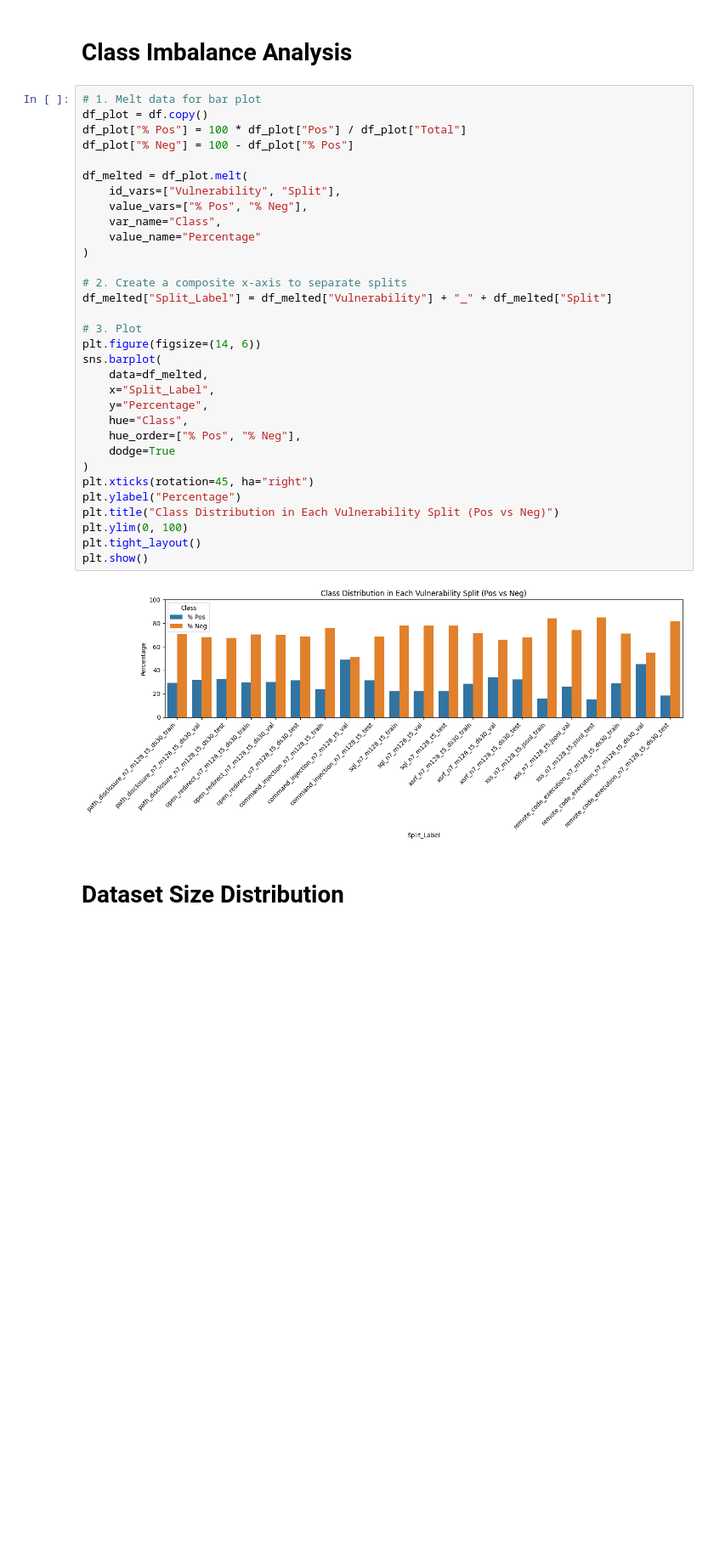
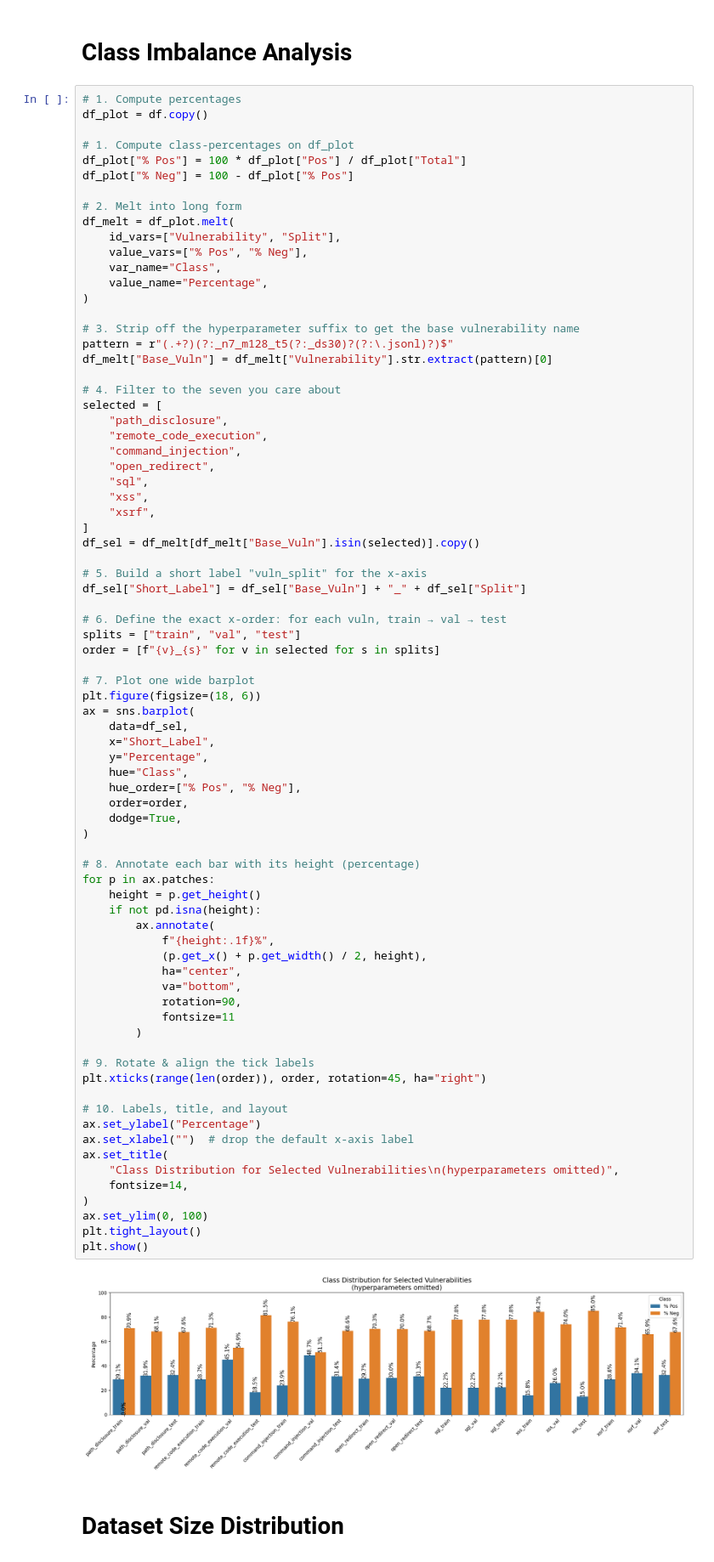
Before and after one commit to JakeHulme1/graphsec-detector, a Jupyter notebook: analysis/exploratory_analysis.ipynb, the cells around one changed output. Shown: that part at 85% size. Cells and saved outputs as stored; diff of their text form; blank space fills up the shorter version.

```diff
--- a/analysis/exploratory_analysis.ipynb
+++ b/analysis/exploratory_analysis.ipynb
@@ -12,39 +12,84 @@ df = pd.read_csv(data)
 # %% [markdown]
 # Class Imbalance Analysis
 # %%
-# 1. Melt data for bar plot
+# 1. Compute percentages
 df_plot = df.copy()
+
+# 1. Compute class‐percentages on df_plot
 df_plot["% Pos"] = 100 * df_plot["Pos"] / df_plot["Total"]
 df_plot["% Neg"] = 100 - df_plot["% Pos"]
 
-df_melted = df_plot.melt(
+# 2. Melt into long form
+df_melt = df_plot.melt(
     id_vars=["Vulnerability", "Split"],
     value_vars=["% Pos", "% Neg"],
     var_name="Class",
-    value_name="Percentage"
+    value_name="Percentage",
 )
 
-# 2. Create a composite x-axis to separate splits
-df_melted["Split_Label"] = df_melted["Vulnerability"] + "_" + df_melted["Split"]
+# 3. Strip off the hyperparameter suffix to get the base vulnerability name
+pattern = r"(.+?)(?:_n7_m128_t5(?:_ds30)?(?:\.jsonl)?)$"
+df_melt["Base_Vuln"] = df_melt["Vulnerability"].str.extract(pattern)[0]
 
-# 3. Plot
-plt.figure(figsize=(14, 6))
-sns.barplot(
-    data=df_melted,
-    x="Split_Label",
+# 4. Filter to the seven you care about
+selected = [
+    "path_disclosure",
+    "remote_code_execution",
+    "command_injection",
+    "open_redirect",
+    "sql",
+    "xss",
+    "xsrf",
+]
+df_sel = df_melt[df_melt["Base_Vuln"].isin(selected)].copy()
+
+# 5. Build a short label "vuln_split" for the x‐axis
+df_sel["Short_Label"] = df_sel["Base_Vuln"] + "_" + df_sel["Split"]
+
+# 6. Define the exact x‐order: for each vuln, train → val → test
+splits = ["train", "val", "test"]
+order = [f"{v}_{s}" for v in selected for s in splits]
+
+# 7. Plot one wide barplot
+plt.figure(figsize=(18, 6))
+ax = sns.barplot(
+    data=df_sel,
+    x="Short_Label",
     y="Percentage",
     hue="Class",
     hue_order=["% Pos", "% Neg"],
-    dodge=True
+    order=order,
+    dodge=True,
 )
-plt.xticks(rotation=45, ha="right")
-plt.ylabel("Percentage")
-plt.title("Class Distribution in Each Vulnerability Split (Pos vs Neg)")
-plt.ylim(0, 100)
+
+# 8. Annotate each bar with its height (percentage)
+for p in ax.patches:
+    height = p.get_height()
+    if not pd.isna(height):
+        ax.annotate(
+            f"{height:.1f}%",
+            (p.get_x() + p.get_width() / 2, height),
+            ha="center",
+            va="bottom",
+            rotation=90,
+            fontsize=11
+        )
+
+# 9. Rotate & align the tick labels
+plt.xticks(range(len(order)), order, rotation=45, ha="right")
+
+# 10. Labels, title, and layout
+ax.set_ylabel("Percentage")
+ax.set_xlabel("")  # drop the default x‐axis label
+ax.set_title(
+    "Class Distribution for Selected Vulnerabilities\n(hyperparameters omitted)",
+    fontsize=14,
+)
+ax.set_ylim(0, 100)
 plt.tight_layout()
 plt.show()
 # %% [output]
-[figure, old version]
+[figure, new version]
 # %% [markdown]
 # Dataset Size Distribution
 # %%
```
